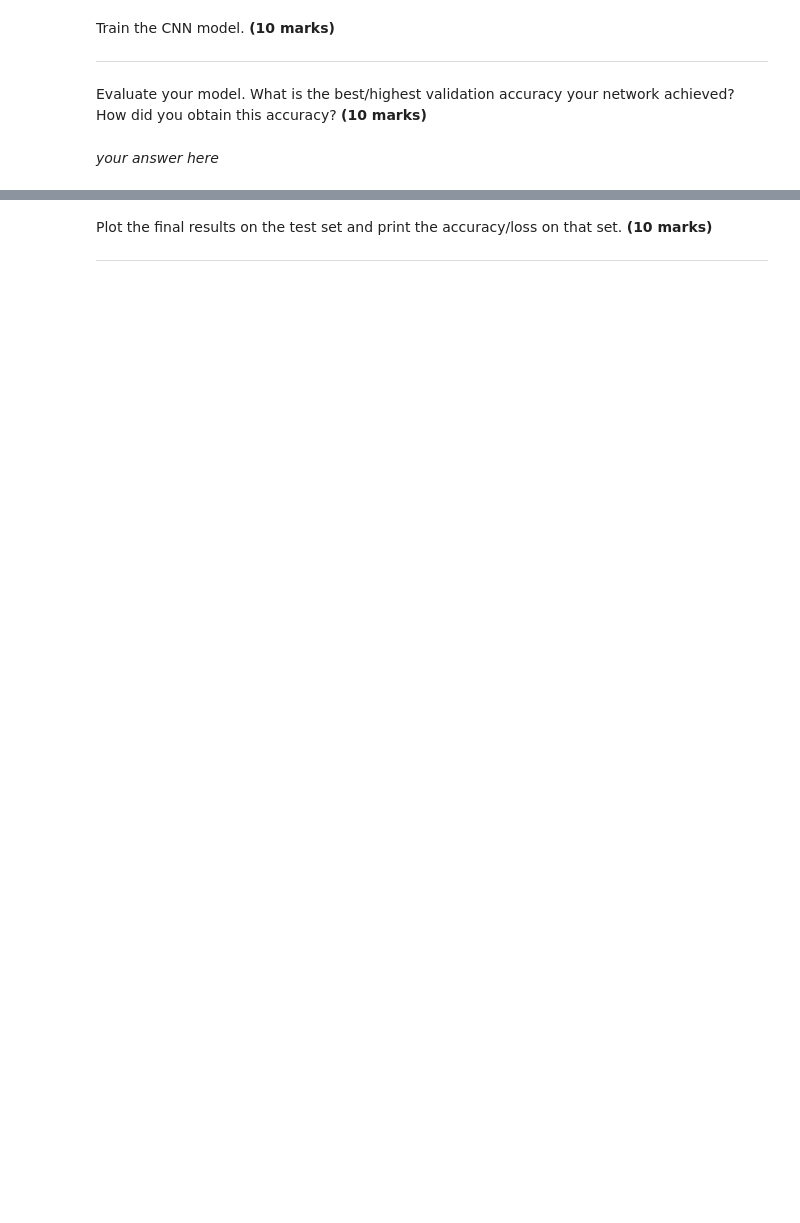
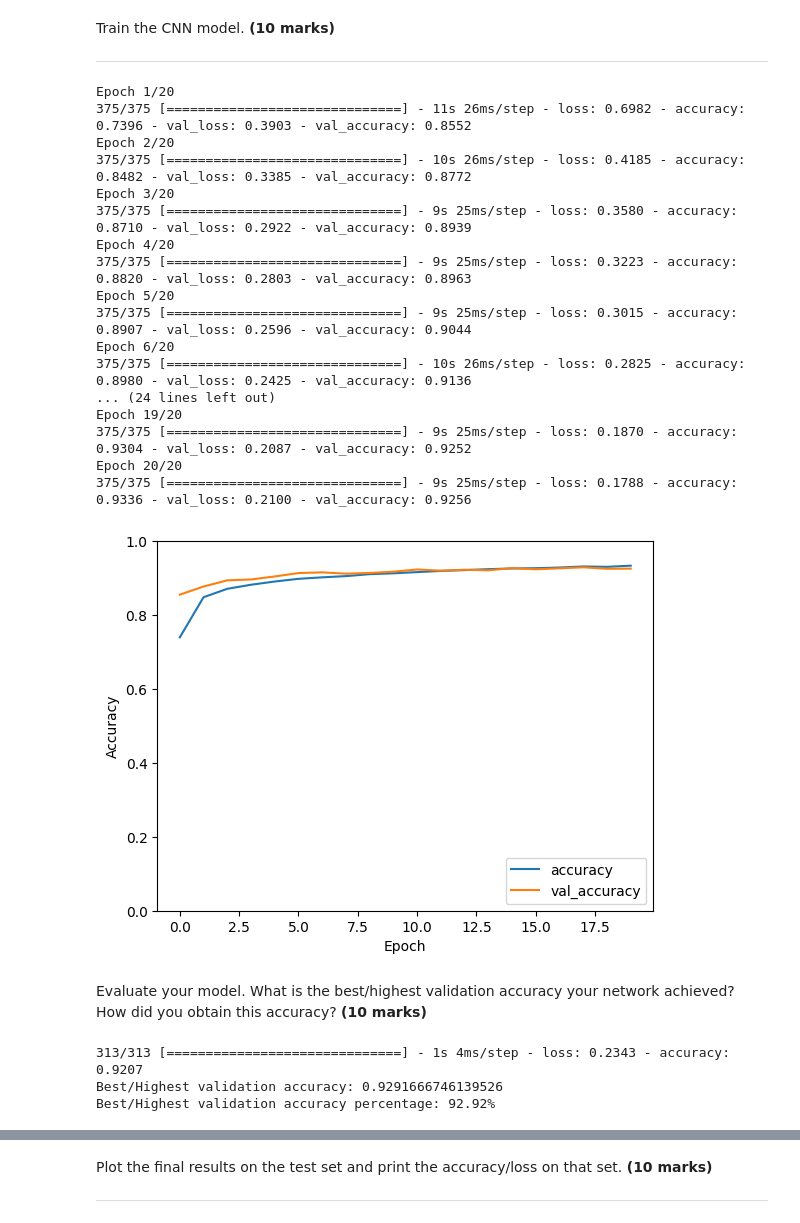
Before and after one commit to Pario398/Image-Detection-DL, a Jupyter notebook: Deep Learning.ipynb, the cells around one changed output, grey strips where cells are left out. Cells and saved outputs as stored; diff of their text form; code cells hidden in the pictures; blank space fills up the shorter version.

```diff
--- a/Deep Learning.ipynb
+++ b/Deep Learning.ipynb
@@ -52,2 +158,37 @@ Train the CNN model. **(10 marks)**
+# %%
+# Train the model for 20 epochs and a batch size of 128 with validation
+history = model.fit(train_images, train_labels, epochs=20, batch_size=128,verbose=1,
+                    validation_data=(val_images, val_labels))
+
+
+
+
+# Plot the accuracy
+plt.plot(history.history['accuracy'], label='accuracy')
+plt.plot(history.history['val_accuracy'], label = 'val_accuracy')
+plt.xlabel('Epoch')
+plt.ylabel('Accuracy')
+plt.ylim([0, 1])
+plt.legend(loc='lower right')
+plt.show()
+# %% [output]
+Epoch 1/20
+375/375 [==============================] - 11s 26ms/step - loss: 0.6982 - accuracy: 0.7396 - val_loss: 0.3903 - val_accuracy: 0.8552
+Epoch 2/20
+375/375 [==============================] - 10s 26ms/step - loss: 0.4185 - accuracy: 0.8482 - val_loss: 0.3385 - val_accuracy: 0.8772
+Epoch 3/20
+375/375 [==============================] - 9s 25ms/step - loss: 0.3580 - accuracy: 0.8710 - val_loss: 0.2922 - val_accuracy: 0.8939
+Epoch 4/20
+375/375 [==============================] - 9s 25ms/step - loss: 0.3223 - accuracy: 0.8820 - val_loss: 0.2803 - val_accuracy: 0.8963
+Epoch 5/20
+375/375 [==============================] - 9s 25ms/step - loss: 0.3015 - accuracy: 0.8907 - val_loss: 0.2596 - val_accuracy: 0.9044
+Epoch 6/20
+375/375 [==============================] - 10s 26ms/step - loss: 0.2825 - accuracy: 0.8980 - val_loss: 0.2425 - val_accuracy: 0.9136
+... (24 lines left out)
+Epoch 19/20
+375/375 [==============================] - 9s 25ms/step - loss: 0.1870 - accuracy: 0.9304 - val_loss: 0.2087 - val_accuracy: 0.9252
+Epoch 20/20
+375/375 [==============================] - 9s 25ms/step - loss: 0.1788 - accuracy: 0.9336 - val_loss: 0.2100 - val_accuracy: 0.9256
+[figure, added]
 # %% [markdown]
 Evaluate your model. What is the best/highest validation accuracy your network achieved? How did you obtain this accuracy? **(10 marks)**
@@ -56,2 +195,12 @@ Evaluate your model. What is the best/highest validation accuracy your network a
-# %% [markdown]
-*your answer here*
+# %%
+# Evaluate the model on the test data
+test_loss, test_acc = model.evaluate(test_images, test_labels, verbose=1)
+# Get the highest validation accuracy
+max_val_acc = max(history.history['val_accuracy'])
+print(f"Best/Highest validation accuracy: {max_val_acc}")
+print(f"Best/Highest validation accuracy percentage: {max_val_acc * 100:.2f}%")
+# print(statistics.mean(history.history['val_loss']))
+# %% [output]
+313/313 [==============================] - 1s 4ms/step - loss: 0.2343 - accuracy: 0.9207
+Best/Highest validation accuracy: 0.9291666746139526
+Best/Highest validation accuracy percentage: 92.92%
```
Also changed, not shown: parts of 17 cells of this notebook.
